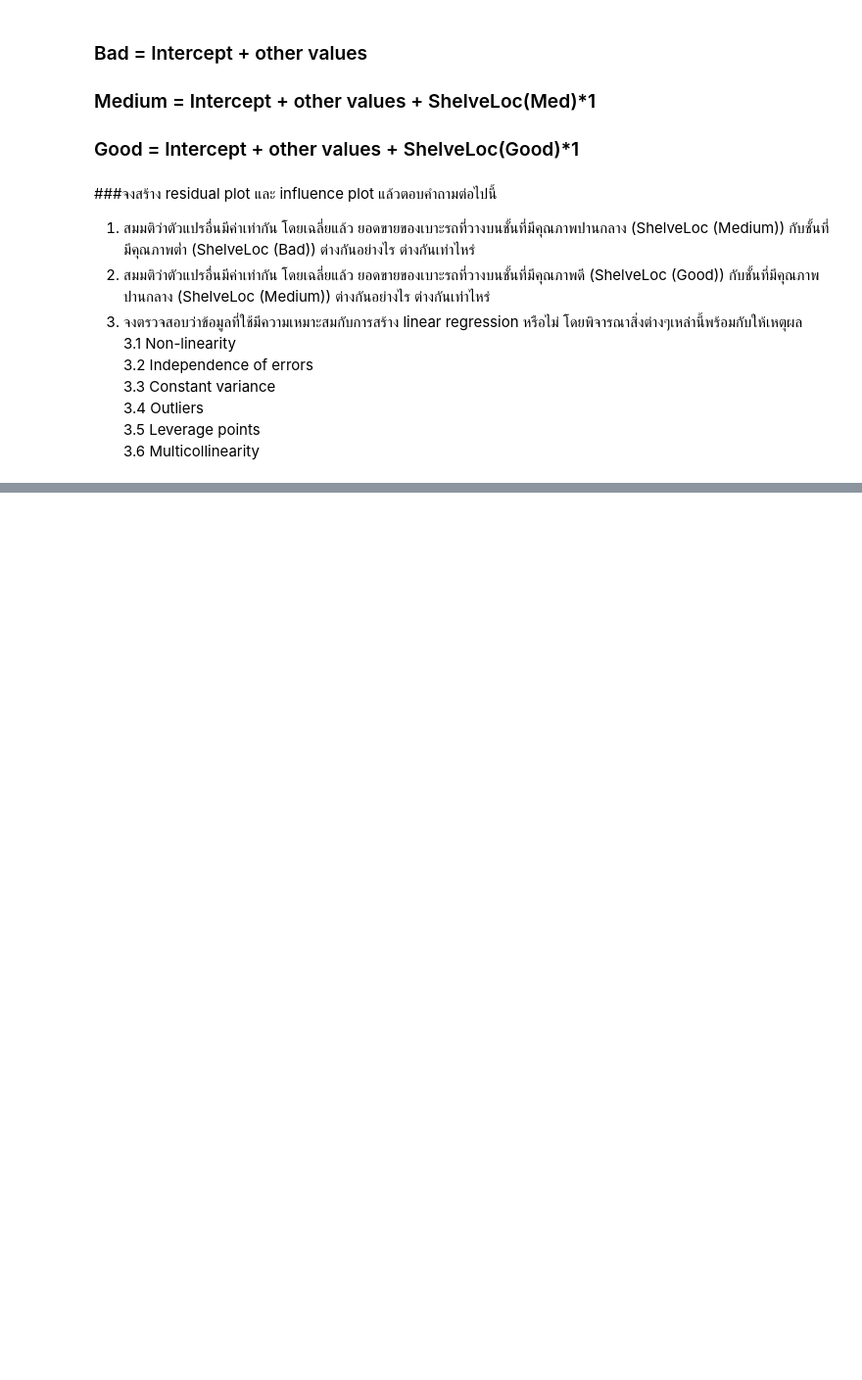
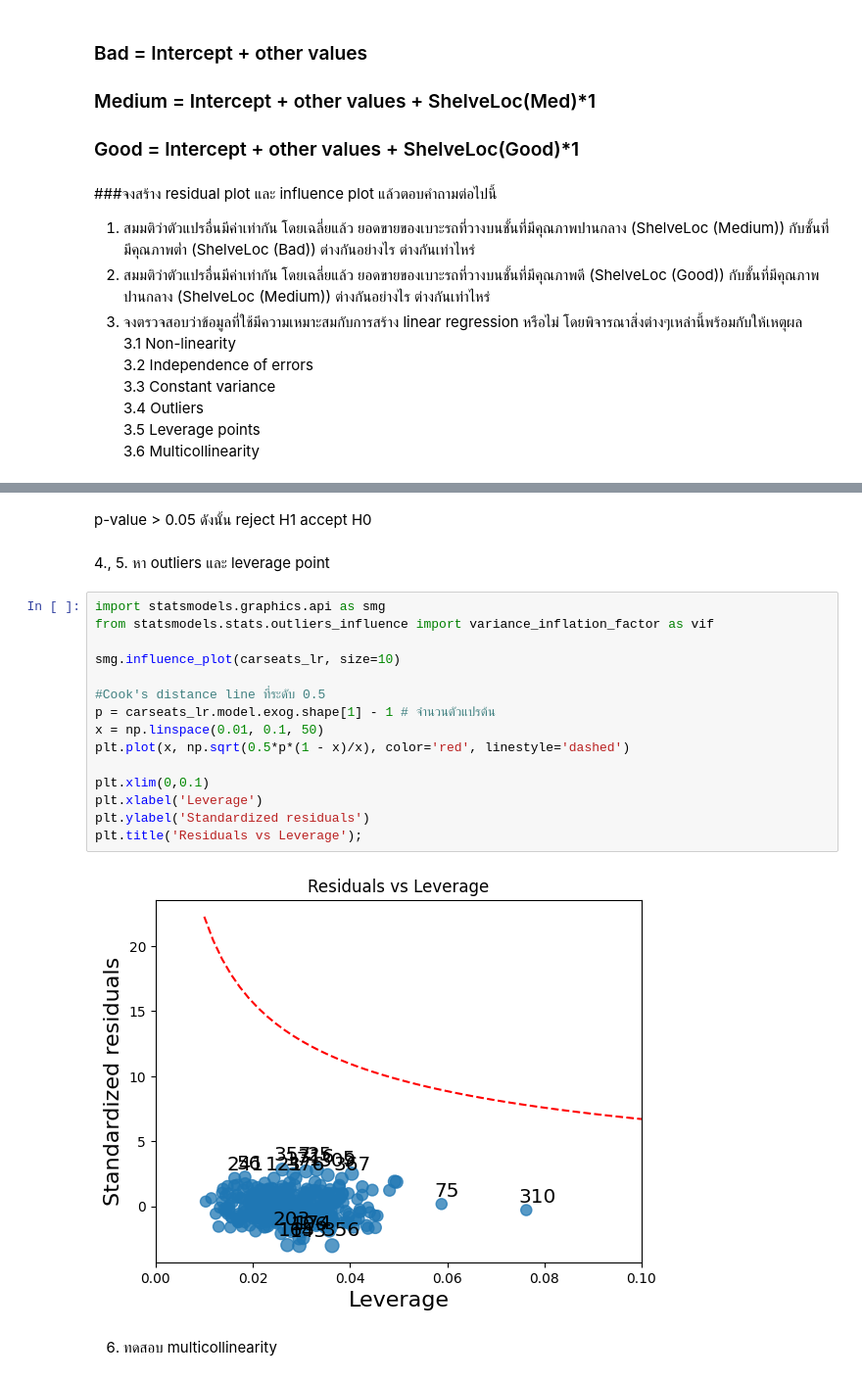
Before and after one commit to Po743/229352-StatisticalLearning, a Jupyter notebook: 229351_LAB07.ipynb, the cells around one changed output, grey strips where cells are left out. Shown: that part at 98% size. Cells and saved outputs as stored; diff of their text form; blank space fills up the shorter version.

```diff
--- a/229351_LAB07.ipynb
+++ b/229351_LAB07.ipynb
@@ -247,0 +523,23 @@ all_predictors = '+'.join(carseats.columns.drop('Sales')) #ใช้สูตร
+# %% [markdown]
+p-value > 0.05 ดังนั้น reject H1 accept H0
+# %% [markdown]
+4., 5. หา outliers และ leverage point
+# %%
+import statsmodels.graphics.api as smg
+from statsmodels.stats.outliers_influence import variance_inflation_factor as vif
+
+smg.influence_plot(carseats_lr, size=10)
+
+#Cook's distance line ที่ระดับ 0.5
+p = carseats_lr.model.exog.shape[1] - 1 # จำนวนตัวแปรต้น
+x = np.linspace(0.01, 0.1, 50)
+plt.plot(x, np.sqrt(0.5*p*(1 - x)/x), color='red', linestyle='dashed')
+
+plt.xlim(0,0.1)
+plt.xlabel('Leverage')
+plt.ylabel('Standardized residuals')
+plt.title('Residuals vs Leverage');
+# %% [output]
+[figure, added]
+# %% [markdown]
+6. ทดสอบ multicollinearity
```
Also changed, not shown: parts of 35 cells of this notebook.
